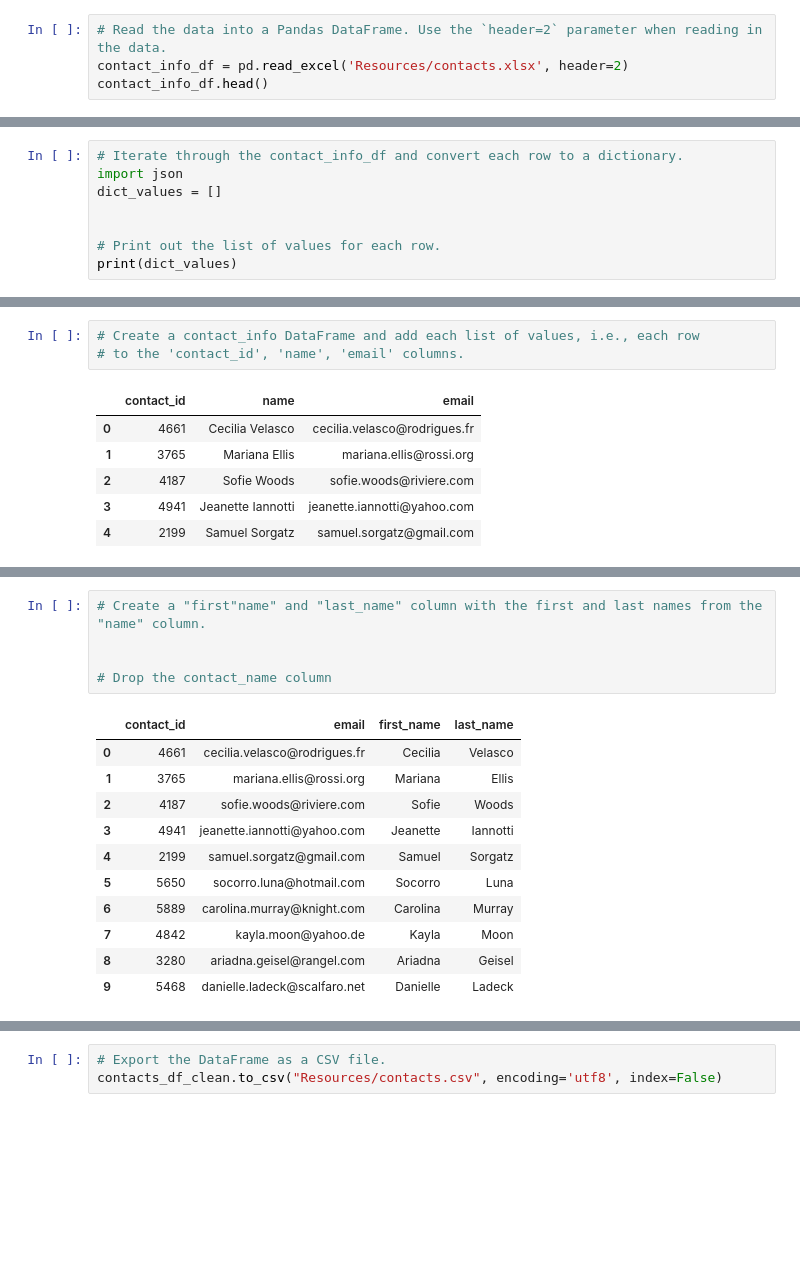
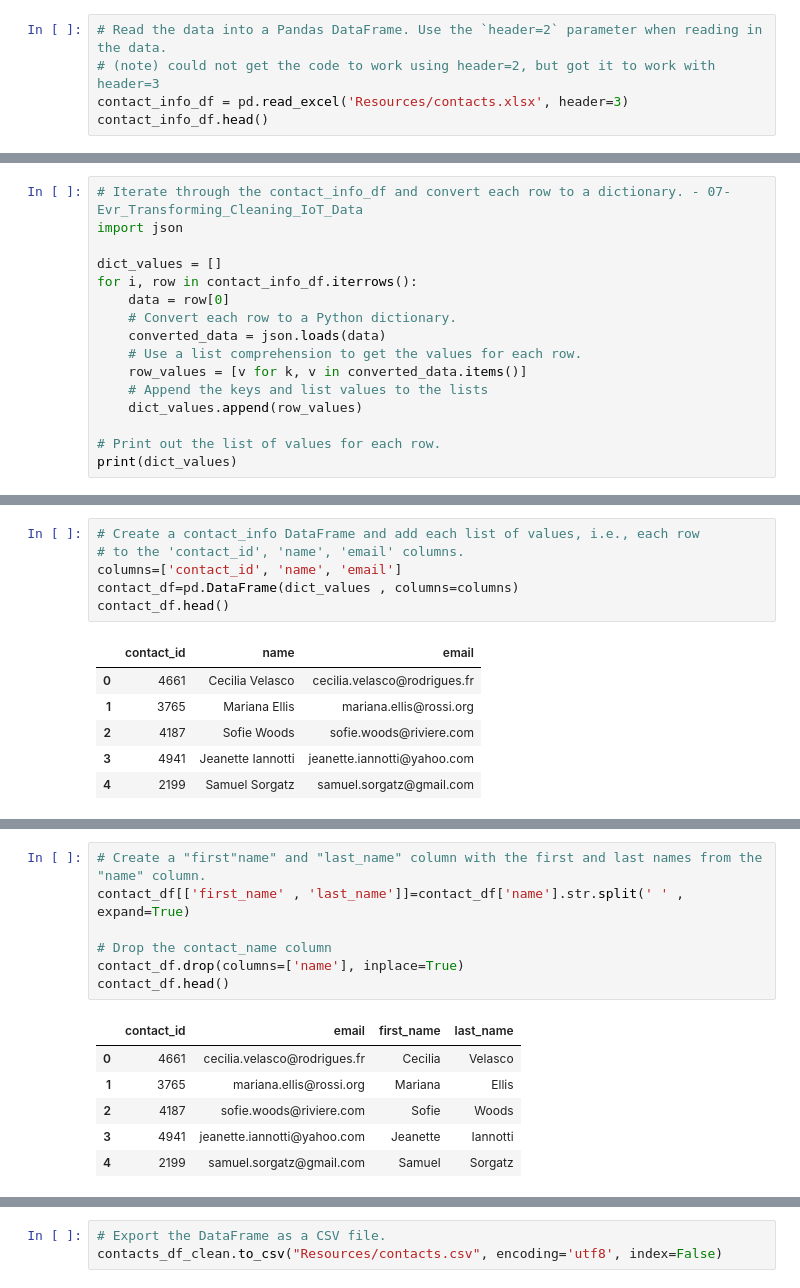
Before and after one commit to adrue94/Crowdfunding_ETL, a Jupyter notebook: ETL_Mini_Project_mcummings.ipynb, the cells around one changed output, grey strips where cells are left out. Cells and saved outputs as stored; diff of their text form; blank space fills up the shorter version.

Commit message:
2nd push including the contacts DF

```diff
--- a/ETL_Mini_Project_mcummings.ipynb
+++ b/ETL_Mini_Project_mcummings.ipynb
@@ -271,7 +233,8 @@ campaign_cleaned.to_csv("Resources/campaign.csv", index=False)
 ### Extract the contacts.xlsx Data.
 # %%
 # Read the data into a Pandas DataFrame. Use the `header=2` parameter when reading in the data.
-contact_info_df = pd.read_excel('Resources/contacts.xlsx', header=2)
+# (note) could not get the code to work using header=2, but got it to work with header=3
+contact_info_df = pd.read_excel('Resources/contacts.xlsx', header=3)
 contact_info_df.head()
 # %% [output]
 |  | contact_info |
@@ -293,10 +256,18 @@ Then export the DataFrame as a `contacts.csv` CSV file.
 # %% [markdown]
 ### Option 1: Use Pandas to create the contacts DataFrame.
 # %%
-# Iterate through the contact_info_df and convert each row to a dictionary.
+# Iterate through the contact_info_df and convert each row to a dictionary. - 07-Evr_Transforming_Cleaning_IoT_Data
 import json
+
 dict_values = []
-
+for i, row in contact_info_df.iterrows():
+    data = row[0]
+    # Convert each row to a Python dictionary.
+    converted_data = json.loads(data)
+    # Use a list comprehension to get the values for each row.
+    row_values = [v for k, v in converted_data.items()]
+    # Append the keys and list values to the lists
+    dict_values.append(row_values)
 
 # Print out the list of values for each row.
 print(dict_values)
@@ -305,6 +276,9 @@ print(dict_values)
 # %%
 # Create a contact_info DataFrame and add each list of values, i.e., each row
 # to the 'contact_id', 'name', 'email' columns.
+columns=['contact_id', 'name', 'email']
+contact_df=pd.DataFrame(dict_values , columns=columns)
+contact_df.head()
 # %% [output]
 |  | contact_id | name | email |
 | 0 | 4661 | Cecilia Velasco | cecilia.velasco@rodrigues.fr |
@@ -327,20 +302,17 @@ dtypes: int64(1), object(2)
 memory usage: 23.6+ KB
 # %%
 # Create a "first"name" and "last_name" column with the first and last names from the "name" column.
-
+contact_df[['first_name' , 'last_name']]=contact_df['name'].str.split(' ' , expand=True)
 
 # Drop the contact_name column
+contact_df.drop(columns=['name'], inplace=True)
+contact_df.head()
 # %% [output]
 |  | contact_id | email | first_name | last_name |
 | 0 | 4661 | cecilia.velasco@rodrigues.fr | Cecilia | Velasco |
 | 1 | 3765 | mariana.ellis@rossi.org | Mariana | Ellis |
 | 2 | 4187 | sofie.woods@riviere.com | Sofie | Woods |
 | 3 | 4941 | jeanette.iannotti@yahoo.com | Jeanette | Iannotti |
 | 4 | 2199 | samuel.sorgatz@gmail.com | Samuel | Sorgatz |
-| 5 | 5650 | socorro.luna@hotmail.com | Socorro | Luna |
-| 6 | 5889 | carolina.murray@knight.com | Carolina | Murray |
-| 7 | 4842 | kayla.moon@yahoo.de | Kayla | Moon |
-| 8 | 3280 | ariadna.geisel@rangel.com | Ariadna | Geisel |
-| 9 | 5468 | danielle.ladeck@scalfaro.net | Danielle | Ladeck |
 # %%
 # Reorder the columns
```
Also changed, not shown: parts of 15 cells of this notebook, 1 other file.
